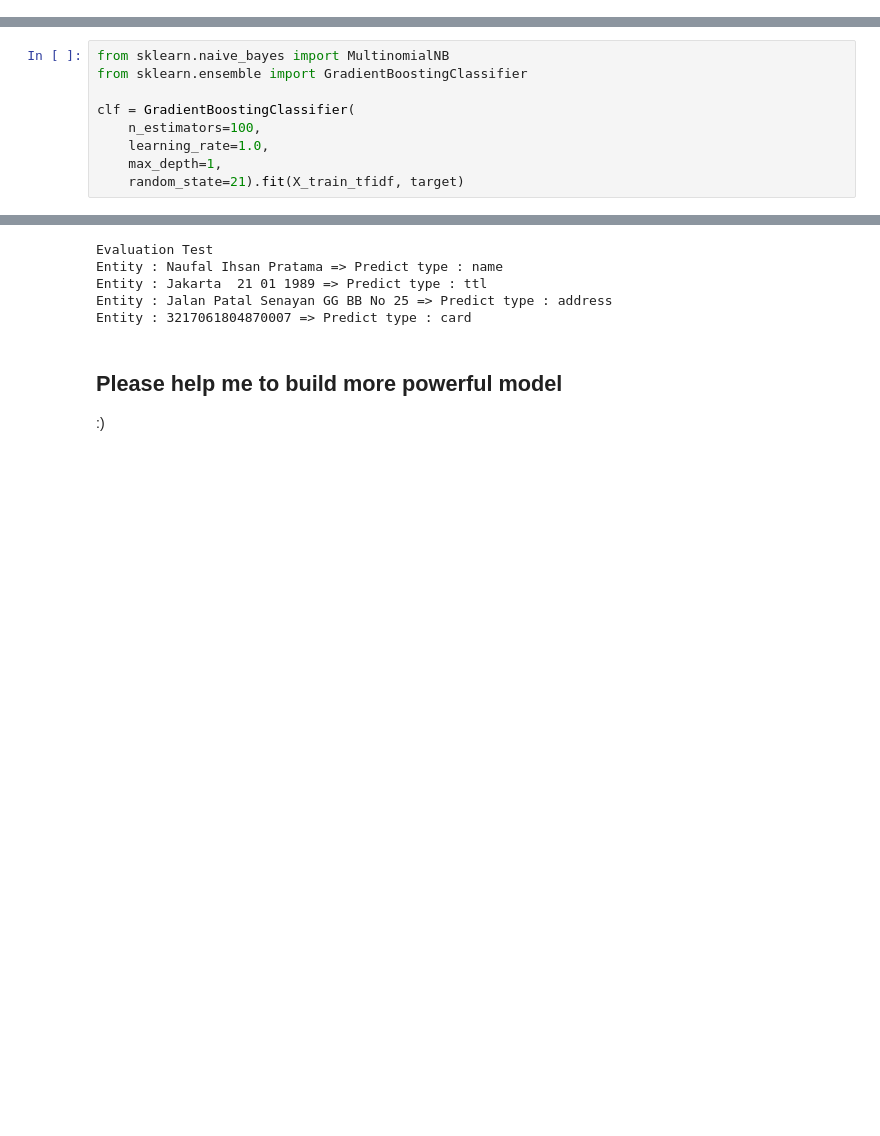
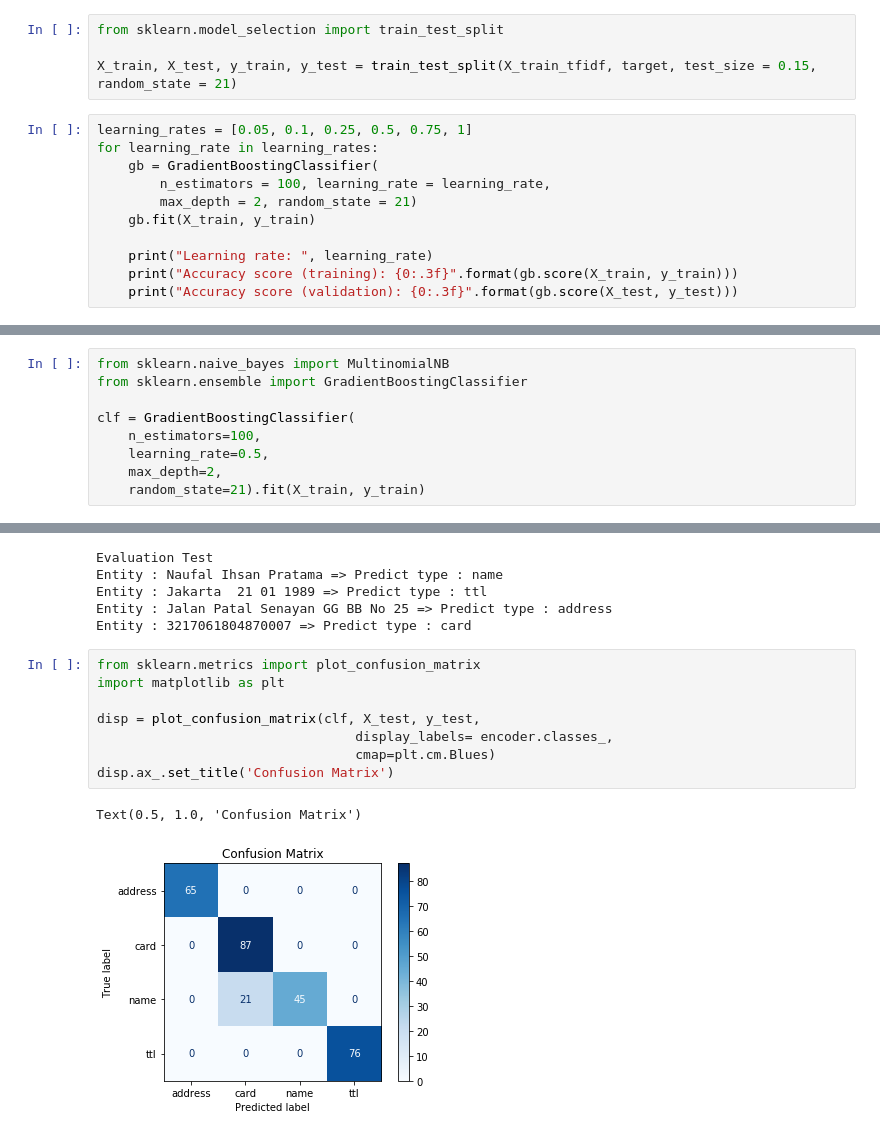
Before and after one commit to naufalihsan/tesseract, a Jupyter notebook: Text_Predicting.ipynb, the cells around one changed output, grey strips where cells are left out. Saved outputs shown, nothing was run; the diff lists cells and outputs as text; blank space fills up the shorter version.

Commit message:
Tuning Params and Add Confusion Matrix

```diff
--- a/Text_Predicting.ipynb
+++ b/Text_Predicting.ipynb
@@ -65,3 +65,18 @@ from sklearn.preprocessing import LabelEncoder
 
 encoder = LabelEncoder()
 target = encoder.fit_transform(train['category'])
+# %%
+from sklearn.model_selection import train_test_split
+
+X_train, X_test, y_train, y_test = train_test_split(X_train_tfidf, target, test_size = 0.15, random_state = 21)
+# %%
+learning_rates = [0.05, 0.1, 0.25, 0.5, 0.75, 1]
+for learning_rate in learning_rates:
+    gb = GradientBoostingClassifier(
+        n_estimators = 100, learning_rate = learning_rate,
+        max_depth = 2, random_state = 21)
+    gb.fit(X_train, y_train)
+
+    print("Learning rate: ", learning_rate)
+    print("Accuracy score (training): {0:.3f}".format(gb.score(X_train, y_train)))
+    print("Accuracy score (validation): {0:.3f}".format(gb.score(X_test, y_test)))
@@ -71,9 +105,9 @@ from sklearn.ensemble import GradientBoostingClassifier
 
 clf = GradientBoostingClassifier(
     n_estimators=100,
-    learning_rate=1.0,
-    max_depth=1,
-    random_state=21).fit(X_train_tfidf, target)
+    learning_rate=0.5,
+    max_depth=2,
+    random_state=21).fit(X_train, y_train)
 # %%
 datas = ['Naufal Ihsan Pratama',
          'Jakarta  21 01 1989',
@@ -95,7 +129,14 @@ Entity : Naufal Ihsan Pratama => Predict type : name
 Entity : Jakarta  21 01 1989 => Predict type : ttl
 Entity : Jalan Patal Senayan GG BB No 25 => Predict type : address
 Entity : 3217061804870007 => Predict type : card
-# %% [markdown]
-## Please help me to build more powerful model
-
-:)
+# %%
+from sklearn.metrics import plot_confusion_matrix
+import matplotlib as plt
+
+disp = plot_confusion_matrix(clf, X_test, y_test,
+                                 display_labels= encoder.classes_,
+                                 cmap=plt.cm.Blues)
+disp.ax_.set_title('Confusion Matrix')
+# %% [output]
+Text(0.5, 1.0, 'Confusion Matrix')
+[figure, added]
```
Also changed, not shown: parts of 1 cell of this notebook.
